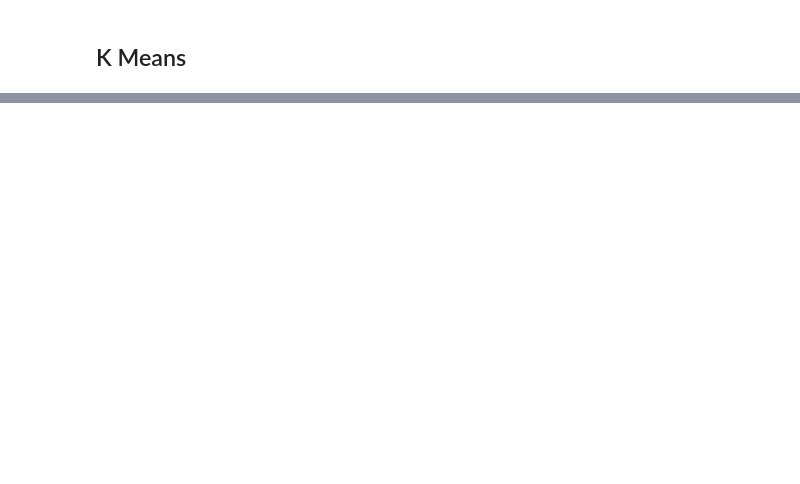
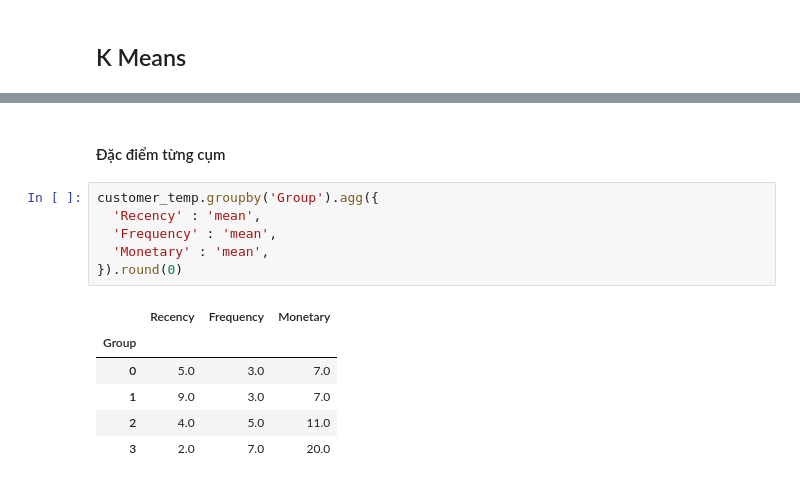
Before and after one commit to nocpinmylf/customer_segment_kmeans, a Jupyter notebook: main.ipynb, the cells around one changed output, grey strips where cells are left out. Cells and saved outputs as stored; diff of their text form; blank space fills up the shorter version.

```diff
--- a/main.ipynb
+++ b/main.ipynb
@@ -288,0 +318,15 @@ array([[-1.79555795,  1.14758359,  1.35459319],
+# %% [markdown]
+#### Đặc điểm từng cụm
+# %%
+customer_temp.groupby('Group').agg({
+  'Recency' : 'mean',
+  'Frequency' : 'mean',
+  'Monetary' : 'mean',
+}).round(0)
+# %% [output]
+|  | Recency | Frequency | Monetary |
+| Group |  |  |  |
+| 0 | 5.0 | 3.0 | 7.0 |
+| 1 | 9.0 | 3.0 | 7.0 |
+| 2 | 4.0 | 5.0 | 11.0 |
+| 3 | 2.0 | 7.0 | 20.0 |
```
Also changed, not shown: parts of 10 cells of this notebook.
